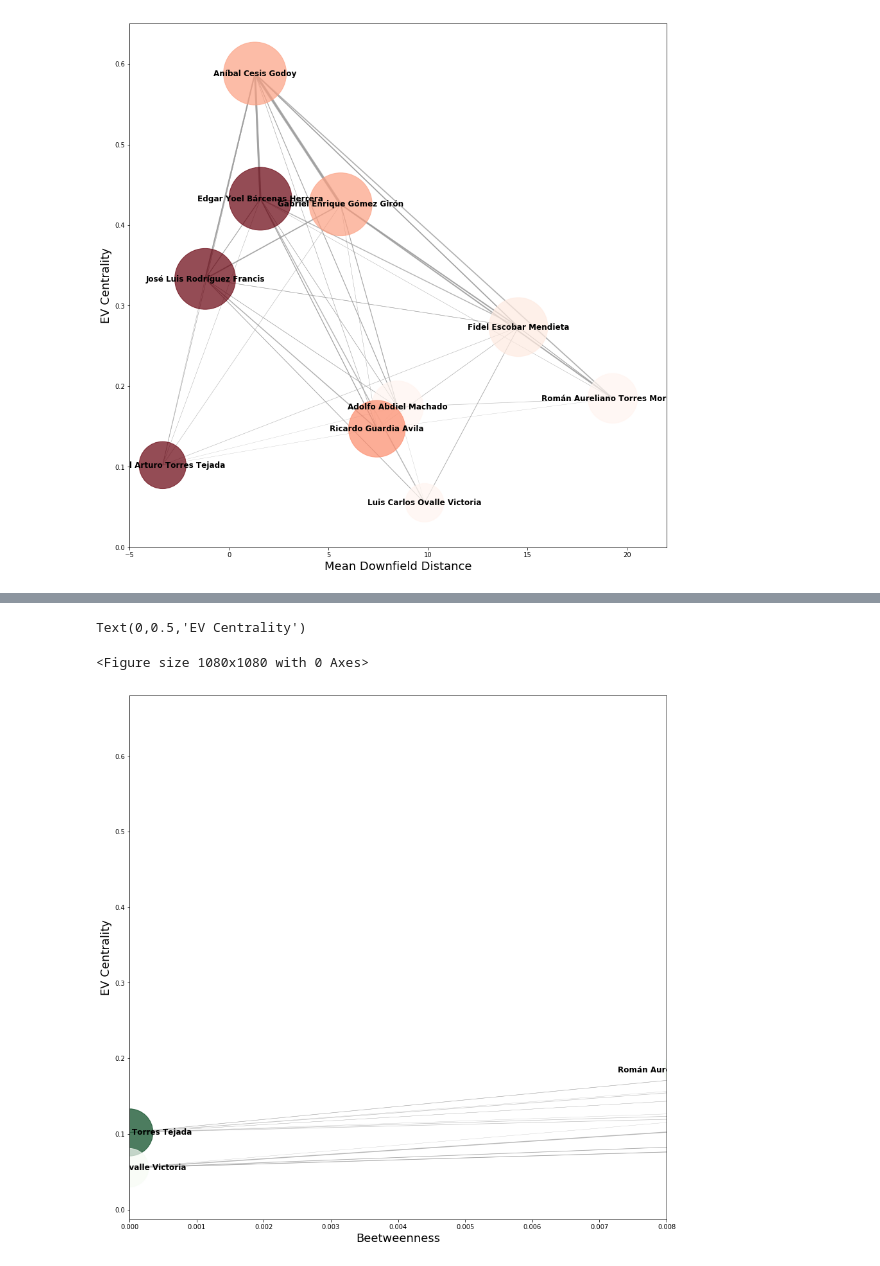
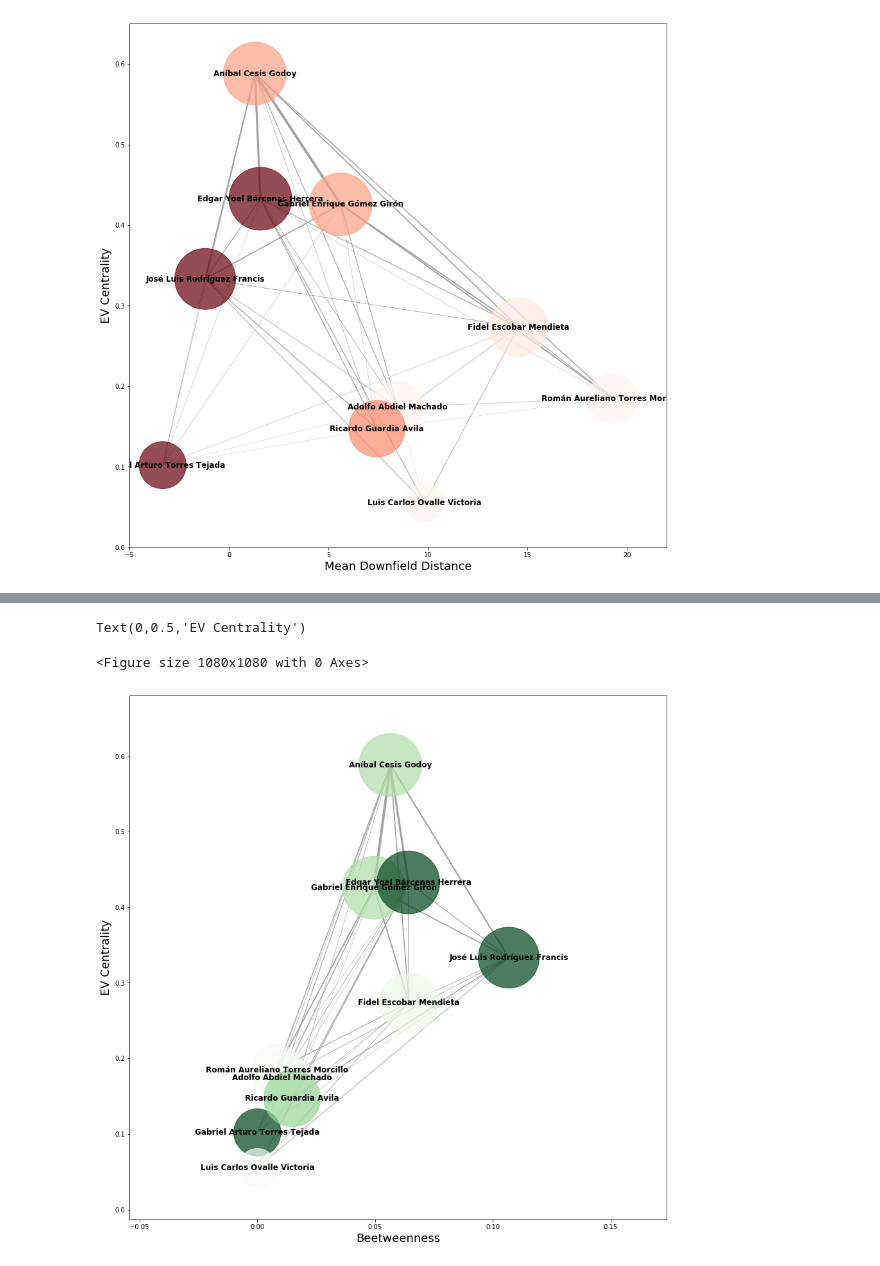
Before and after one commit to FauxGrit/Soccer-Graph-Analytics, a Jupyter notebook: World_Cup_Graph_Notebook.ipynb, the cells around one changed output, grey strips where cells are left out. Saved outputs shown, nothing was run; the diff lists cells and outputs as text; code cells hidden in the pictures.

```diff
--- a/World_Cup_Graph_Notebook.ipynb
+++ b/World_Cup_Graph_Notebook.ipynb
@@ -488,32 +488,32 @@ for p in list(graph.nodes()):
     # x pos
     pos[p][0] = player_metrics[player_metrics.player.eq(p)].betweenness
     # y pos
     pos[p][1] = player_metrics[player_metrics.player.eq(p)].ev_centrality
 
 plt.figure(figsize=(15, 15))
 fig, ax = plt.subplots(figsize=(15, 15))
 
 # using degree for each node
 node_color = [nx.get_node_attributes(graph, 'position_scale')[v] for v in graph]
 
 node_size = [600*nx.get_node_attributes(graph, 'degree')[v] for v in graph]
 
 
 edge_width = [.3*graph[u][v]['weight'] for u,v in graph.edges()]
 
 
 nx.draw_networkx(graph, pos, node_size = node_size,
                  node_color = node_color, alpha = 0.7, arrows=False,
                  with_labels = True, width = edge_width,font_size=12, font_color="black", font_weight="bold",
                  edge_color ='.6', cmap = plt.cm.Greens, ax=ax)
 
 # off axes
 plt.axis('on')
-plt.xlim(0, .008)
+#plt.xlim(0, .008)
 ax.tick_params(left=True, bottom=True, labelleft=True, labelbottom=True)
 plt.xlabel('Beetweenness', fontsize=18)
 plt.ylabel('EV Centrality', fontsize=18)
 # %% [output]
 Text(0,0.5,'EV Centrality')
 <Figure size 1080x1080 with 0 Axes>
-[figure, old version]
+[figure, new version]
```
Also changed, not shown: parts of 9 cells of this notebook.
